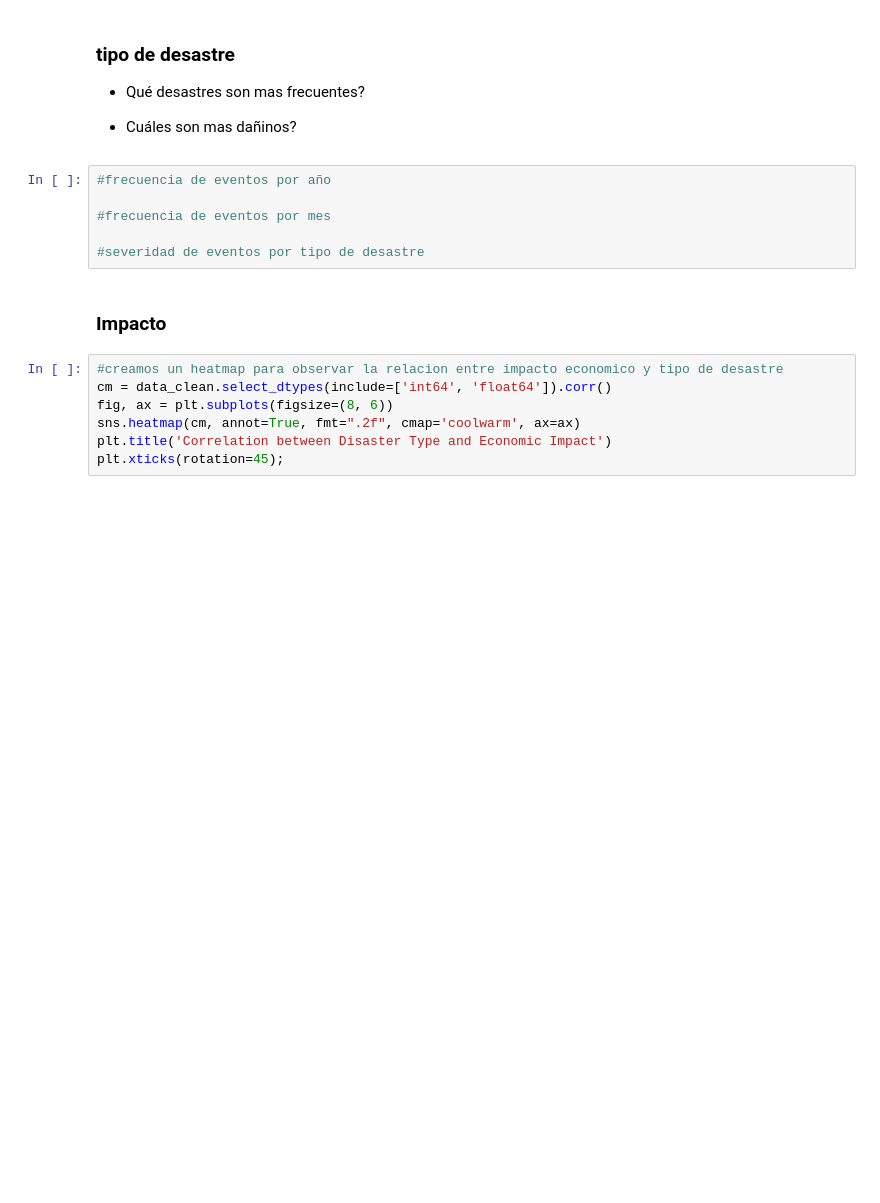
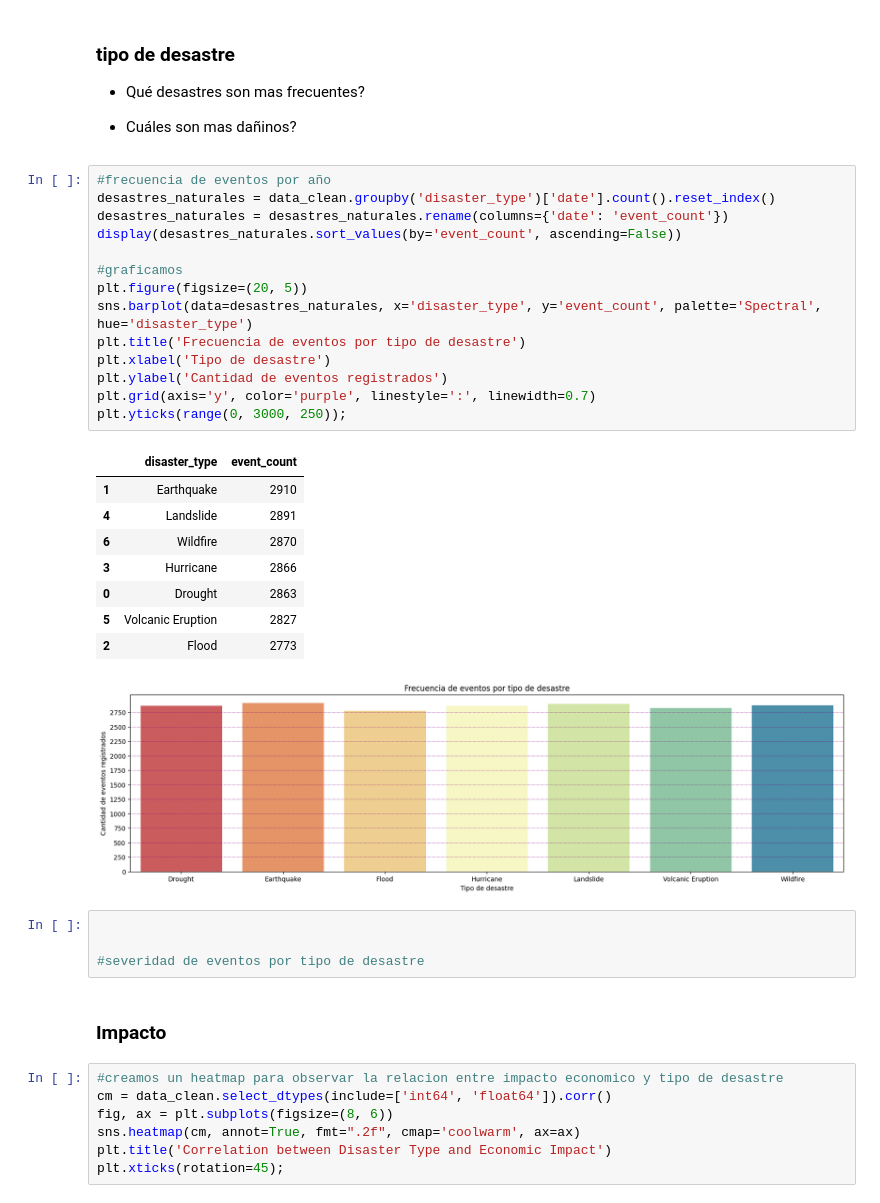
Before and after one commit to ailinalvarez/natural_disaster, a Jupyter notebook: disaster_event.ipynb, the cells around one changed output. Cells and saved outputs as stored; diff of their text form; blank space fills up the shorter version.

```diff
--- a/disaster_event.ipynb
+++ b/disaster_event.ipynb
@@ -337,10 +399,32 @@ Top 10 eventos registrados por país y por tipo de desastre:
 - Cuáles son mas dañinos?
 # %%
 #frecuencia de eventos por año
+desastres_naturales = data_clean.groupby('disaster_type')['date'].count().reset_index()
+desastres_naturales = desastres_naturales.rename(columns={'date': 'event_count'})
+display(desastres_naturales.sort_values(by='event_count', ascending=False))
 
-#frecuencia de eventos por mes
-
-#severidad de eventos por tipo de desastre
+#graficamos
+plt.figure(figsize=(20, 5))
+sns.barplot(data=desastres_naturales, x='disaster_type', y='event_count', palette='Spectral', hue='disaster_type')
+plt.title('Frecuencia de eventos por tipo de desastre')
+plt.xlabel('Tipo de desastre')
+plt.ylabel('Cantidad de eventos registrados')
+plt.grid(axis='y', color='purple', linestyle=':', linewidth=0.7)
+plt.yticks(range(0, 3000, 250));
+# %% [output]
+|  | disaster_type | event_count |
+| 1 | Earthquake | 2910 |
+| 4 | Landslide | 2891 |
+| 6 | Wildfire | 2870 |
+| 3 | Hurricane | 2866 |
+| 0 | Drought | 2863 |
+| 5 | Volcanic Eruption | 2827 |
+| 2 | Flood | 2773 |
+[figure, added]
+# %%
+
+
+#severidad de eventos por tipo de desastre
 # %% [markdown]
 ### Impacto
 # %%
```
Also changed, not shown: parts of 11 cells of this notebook.
